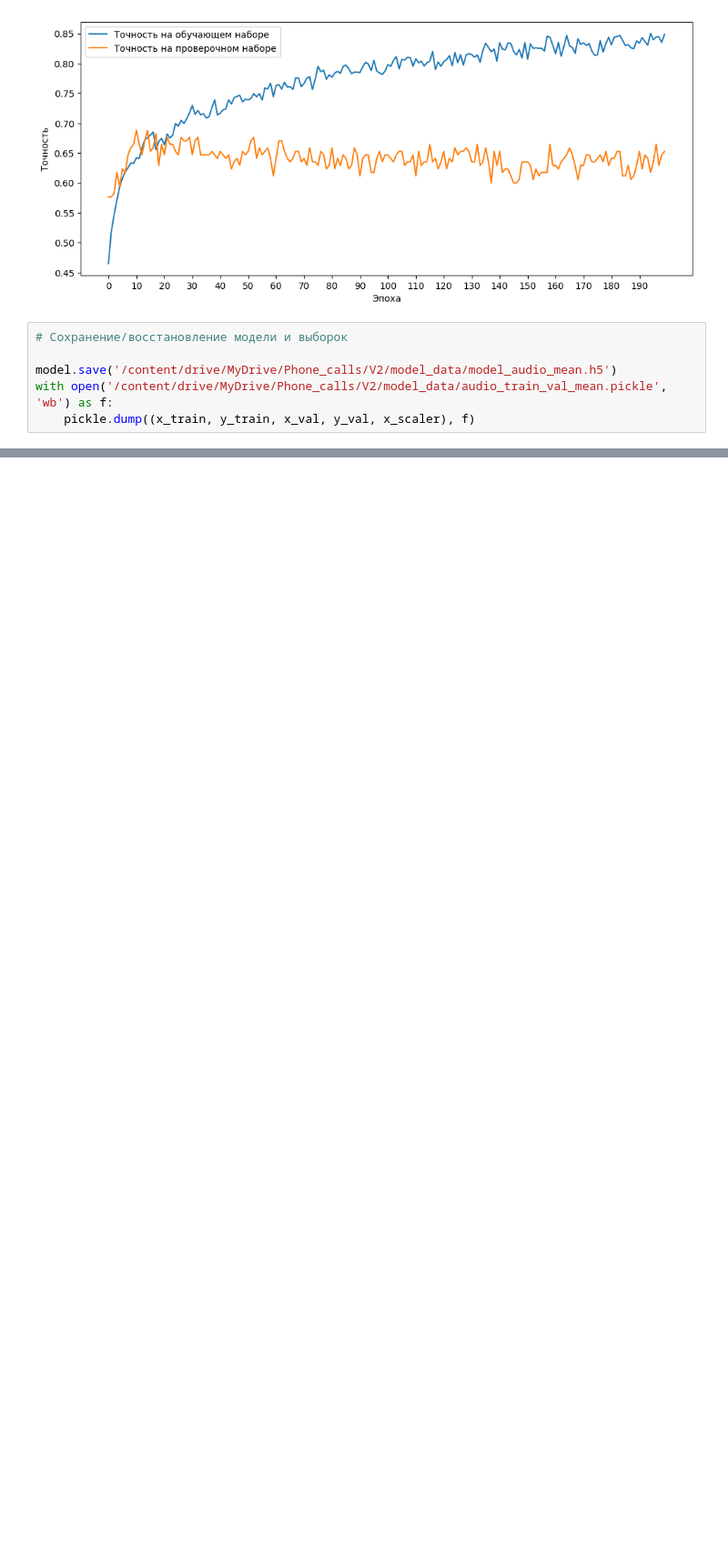
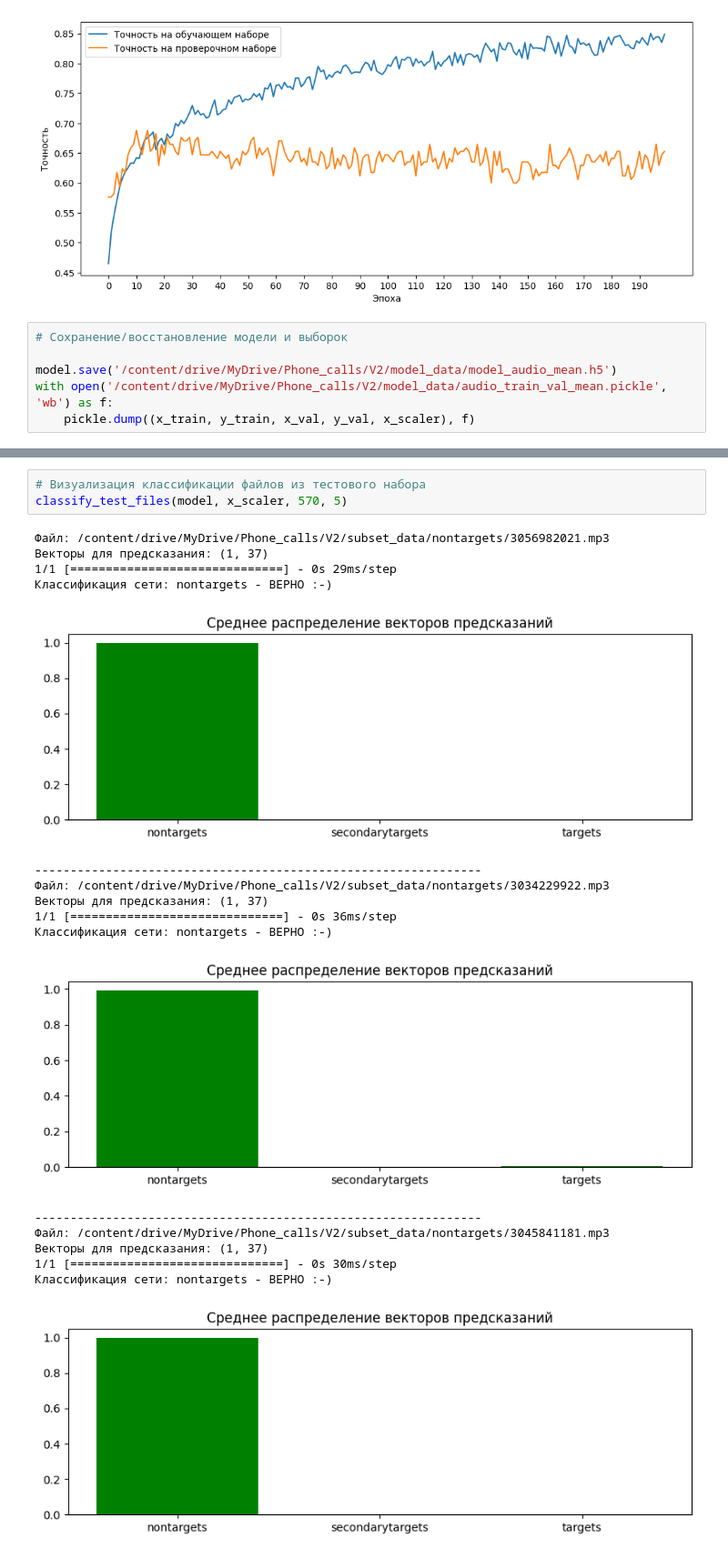
Before and after one commit to Oleg1208/Media_108_n, a Jupyter notebook: Kozyrev Sergey/Filter_calls_V2.ipynb, the cells around one changed output, grey strips where cells are left out. Shown at 91% size. Drawn from its saved outputs; the diff is of its cells as text; blank space fills up the shorter version.

```diff
--- a/Kozyrev Sergey/Filter_calls_V2.ipynb
+++ b/Kozyrev Sergey/Filter_calls_V2.ipynb
@@ -572,0 +732,21 @@ with open('/content/drive/MyDrive/Phone_calls/V2/model_data/audio_train_val_mean
+# %%
+# Визуализация классификации файлов из тестового набора
+classify_test_files(model, x_scaler, 570, 5)
+# %% [output]
+Файл: /content/drive/MyDrive/Phone_calls/V2/subset_data/nontargets/3056982021.mp3
+Векторы для предсказания: (1, 37)
+1/1 [==============================] - 0s 29ms/step
+Классификация сети: nontargets - ВЕРНО :-)
+[figure, added]
+---------------------------------------------------------------
+Файл: /content/drive/MyDrive/Phone_calls/V2/subset_data/nontargets/3034229922.mp3
+Векторы для предсказания: (1, 37)
+1/1 [==============================] - 0s 36ms/step
+Классификация сети: nontargets - ВЕРНО :-)
+[figure, added]
+---------------------------------------------------------------
+Файл: /content/drive/MyDrive/Phone_calls/V2/subset_data/nontargets/3045841181.mp3
+Векторы для предсказания: (1, 37)
+1/1 [==============================] - 0s 30ms/step
+Классификация сети: nontargets - ВЕРНО :-)
+[figure, added]
```
Also changed, not shown: parts of 11 cells of this notebook.
